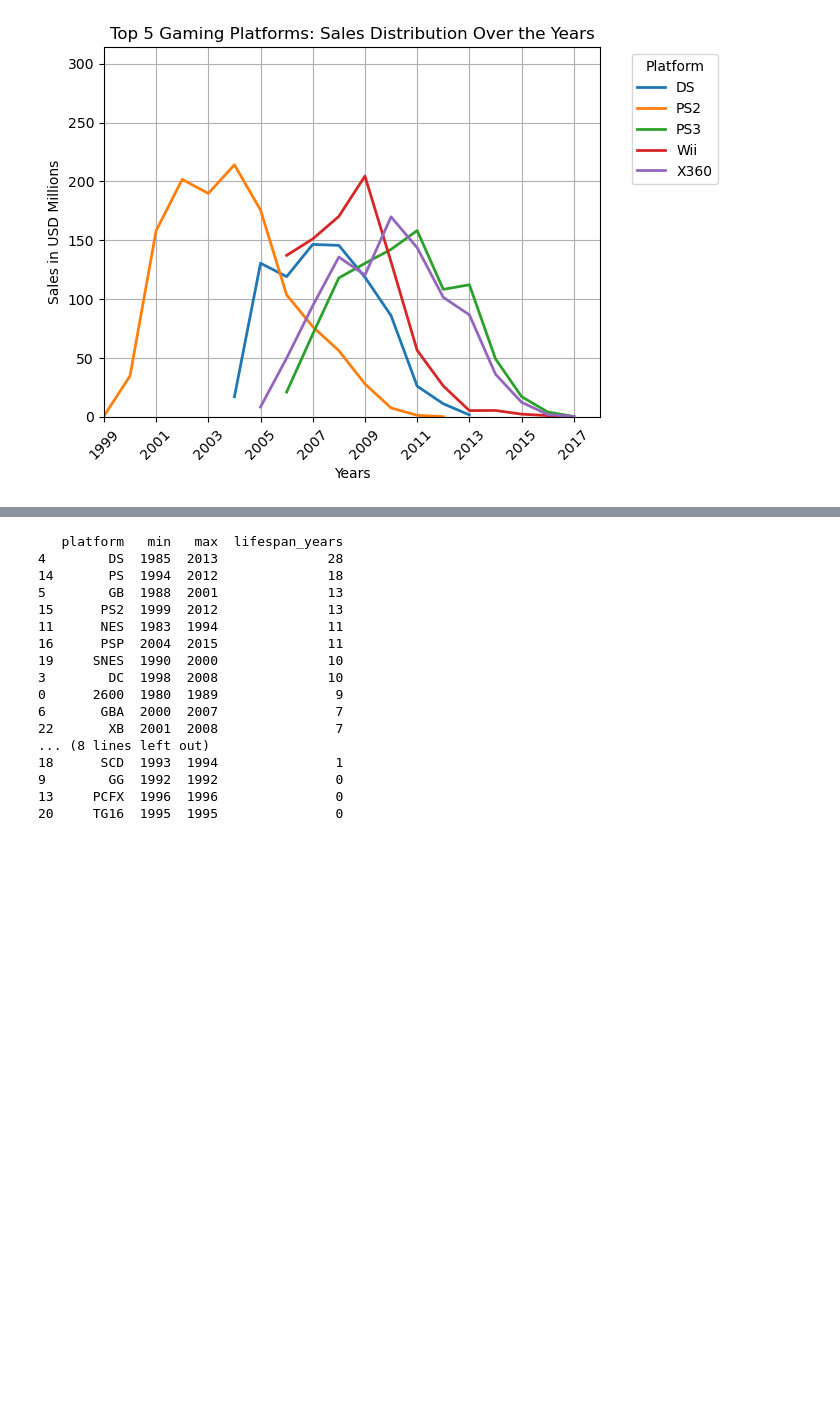
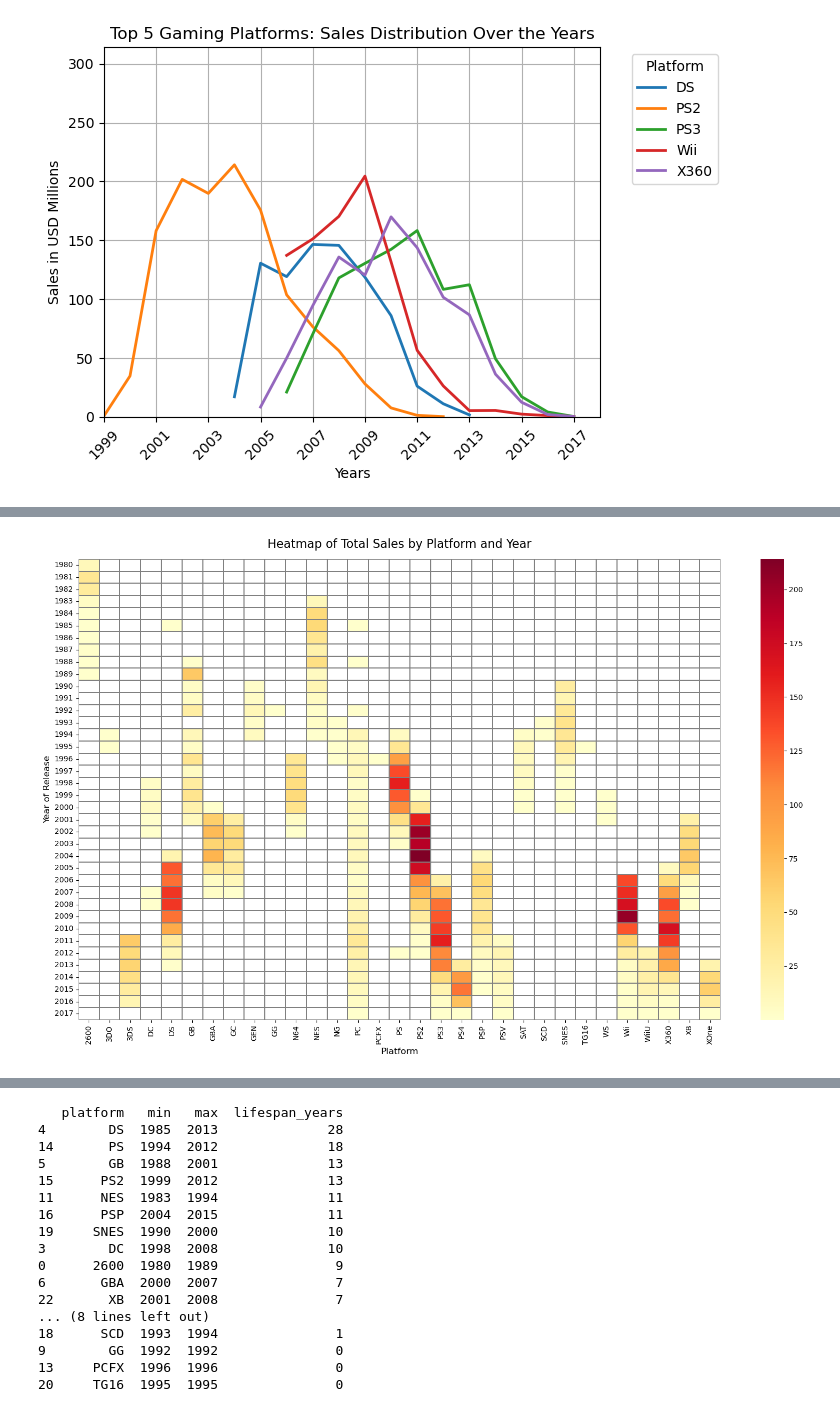
Before and after one commit to michav95/Video-Game-Forecasting, a Jupyter notebook: notebooks/EDA.ipynb, the cells around one changed output, grey strips where cells are left out. Drawn from its saved outputs; the diff is of its cells as text; code cells hidden in the pictures; blank space fills up the shorter version.

Commit message:
heatmap and explanations

```diff
--- a/notebooks/EDA.ipynb
+++ b/notebooks/EDA.ipynb
@@ -203,0 +214,11 @@ default_value
+# %%
+# Replace 'TBD' with NaN in all string columns
+DF[str_cols] = DF[str_cols].apply(
+    lambda s: s.mask(s.str.strip().str.lower().eq('tbd'))
+)
+
+has_tbd = (DF[str_cols].apply(
+    lambda s: s.str.strip().str.lower().eq('tbd')
+)).any().any()
+
+print("Any TBD in dataset?", has_tbd)
@@ -459,3 +499,14 @@ plt.legend(title='Platform', bbox_to_anchor=(1.05, 1), loc='upper left')
 plt.show()
 # %% [output]
 [figure]
+# %%
+# Build pivot table with guaranteed numeric values
+
+platform_year_sales = DF.pivot_table(
+    index='year_of_release',
+    columns='platform',
+    values='total_sales',
+    aggfunc='sum'
+)
+
+platform_year_sales.dtypes
@@ -461,0 +531,19 @@ plt.show()
+# %%
+# Heatmap
+
+plt.figure(figsize=(16, 10))
+
+sns.heatmap(
+    platform_year_sales,
+    cmap="YlOrRd",      # yellow → red = increasing sales
+    linewidths=0.3,
+    linecolor="gray"
+)
+
+plt.title("Heatmap of Total Sales by Platform and Year", fontsize=16, pad=15)
+plt.xlabel("Platform", fontsize=12)
+plt.ylabel("Year of Release", fontsize=12)
+plt.tight_layout()
+plt.show()
+# %% [output]
+[figure, added]
```
Also changed, not shown: parts of 10 cells of this notebook.
